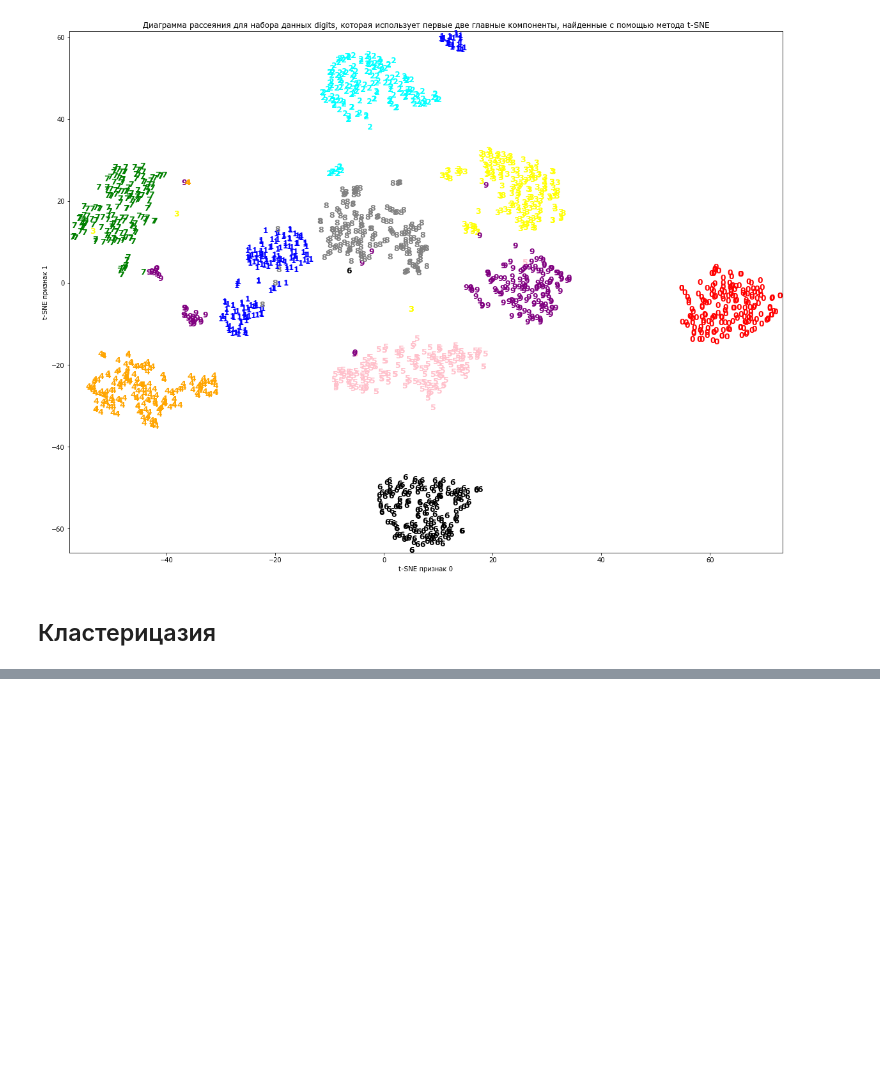
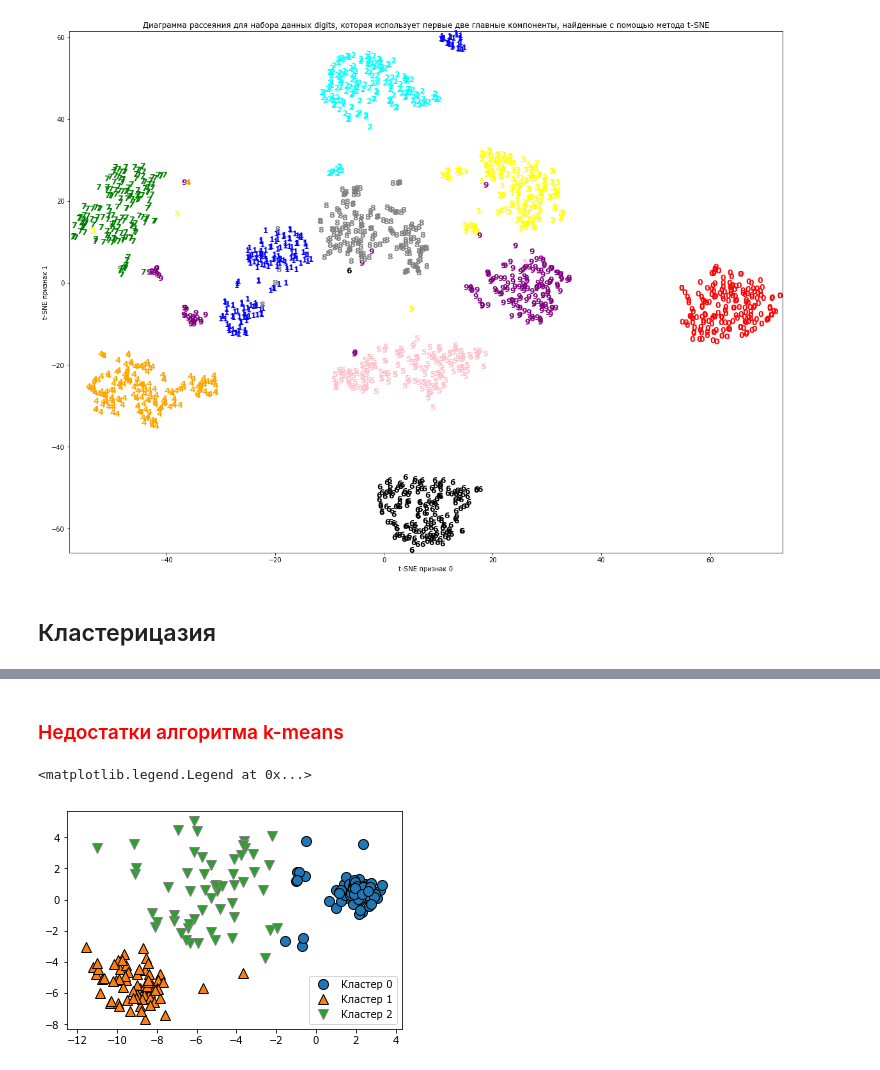
Before and after one commit to azamind/ml-intro, a Jupyter notebook: code/Chapter3.ipynb, the cells around one changed output, grey strips where cells are left out. Cells and saved outputs as stored; diff of their text form; code cells hidden in the pictures; blank space fills up the shorter version.

Commit message:
clustering algorithm

```diff
--- a/code/Chapter3.ipynb
+++ b/code/Chapter3.ipynb
@@ -489,0 +503,12 @@ plt.show()
+# %% [markdown]
+<h3 style="color: red;">Недостатки алгоритма k-means</h3>
+# %%
+# Принадлежность к кластерам, найденная с помощью алгоритма k-means
+# при этом кластеры имеют разные плотности
+X, y = make_blobs(n_samples = 200, cluster_std=[1.0, 2.5, 0.5], random_state=170)
+y_pred = KMeans(n_clusters=3, random_state=0).fit_predict(X)
+mglearn.discrete_scatter(X[:,0], X[:,1], y_pred)
+plt.legend(["Кластер 0","Кластер 1","Кластер 2"], loc="best")
+# %% [output]
+<matplotlib.legend.Legend at 0x...>
+[figure, added]
```
Also changed, not shown: parts of 15 cells of this notebook.
